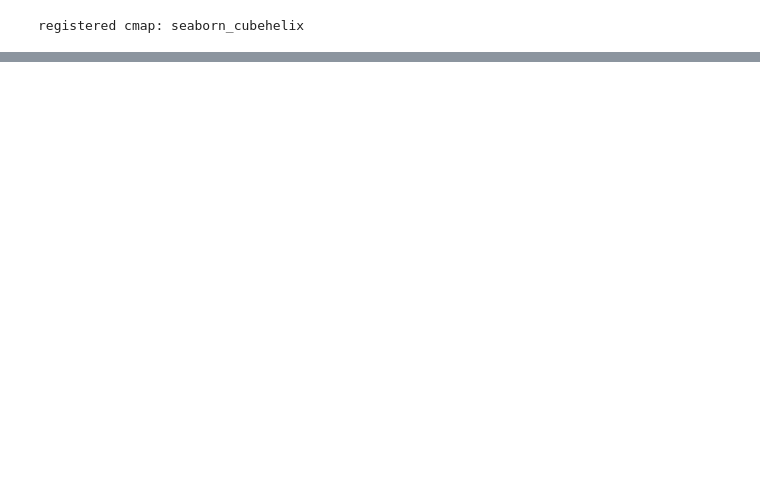
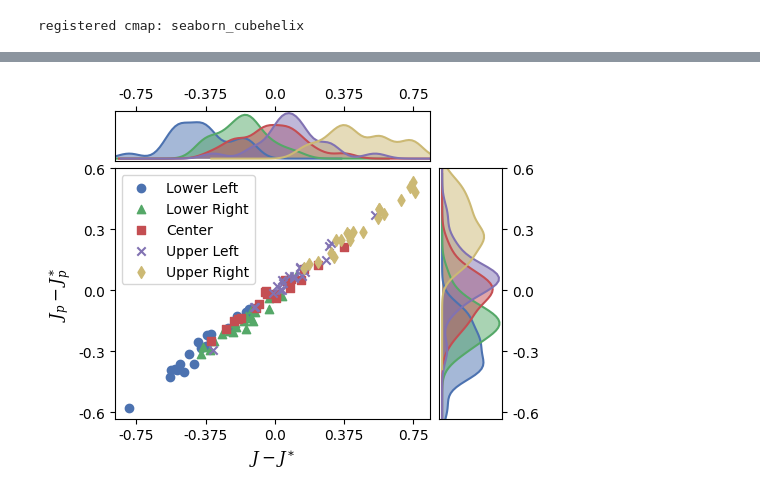
Before and after one commit to zhantaochen/inxs-steering, a Jupyter notebook: paper_preperation/real_exp_benchmark_results.ipynb, the cells around one changed output, grey strips where cells are left out. Saved outputs shown, nothing was run; the diff lists cells and outputs as text; code cells hidden in the pictures; blank space fills up the shorter version.

```diff
--- a/paper_preperation/real_exp_benchmark_results.ipynb
+++ b/paper_preperation/real_exp_benchmark_results.ipynb
@@ -323 +379,75 @@ fig.savefig(f'figures/exp_benchmark_summary_{method}.pdf', bbox_inches='tight')
+# %%
+import seaborn as sns
+import matplotlib.pyplot as plt
+from sklearn.neighbors import KernelDensity
+
+
+
+fig, axes = plt.subplots(2,2,figsize=(5,4),gridspec_kw={'width_ratios': [1, 0.2], 'height_ratios': [0.2, 1], 'hspace': 0.05, 'wspace': 0.05})
+ax = axes[1,0]
+ax1 = axes[0,0]
+ax2 = axes[1,1]
+
+axes[0,1].axis('off')
+
+legend_dict = {
+    'center': 'Center',
+    'lowerleft': 'Lower Left',
+    'lowerright': 'Lower Right',
+    'upperleft': 'Upper Left',
+    'upperright': 'Upper Right'
+}
+marker_dict = {
+    'center': 's',
+    'lowerleft': 'o',
+    'lowerright': '^',
+    'upperleft': 'x',
+    'upperright': 'd'
+}
+
+for _method_suffix in ['lowerleft', 'lowerright', 'center', 'upperleft', 'upperright']:
+
+    pred_error = results_shifted_init[_method_suffix]['mean_preds'] - results_shifted_init[_method_suffix]['true_values'][:,None,:]
+
+    # plt.scatter(pred_error[:,-1,0], pred_error[:,-1,1])
+    # Scatter plot in the middle
+    ax.scatter(pred_error[:,-1,0], pred_error[:,-1,1], label=legend_dict[_method_suffix], marker=marker_dict[_method_suffix])
+    ax.legend()
+    ax.set_xticks(np.linspace(-0.75, 0.75, 5))
+    ax.set_xticklabels(np.round(np.linspace(-0.75, 0.75, 5), decimals=3))
+    ax.set_yticks(np.linspace(-0.6, 0.6, 5))
+    ax.set_yticklabels(np.round(np.linspace(-0.6, 0.6, 5), decimals=3))
+    ax.set_xlabel(r'$J-J^{\ast}$')
+    ax.set_ylabel(r'$J_{p}-J_{p}^{\ast}$')
+
+    X_plot = np.linspace(pred_error[:,-1,0].min()-0.5, pred_error[:,-1,0].max()+0.5, 100)[:, np.newaxis]
+    kde = KernelDensity(kernel="gaussian", bandwidth=0.06).fit(pred_error[:,-1,0].reshape(-1,1))
+    log_dens = kde.score_samples(X_plot)
+    ax1.plot(X_plot[:, 0], np.exp(log_dens))
+    ax1.fill_between(X_plot[:,0], np.exp(log_dens), alpha=0.5)
+    ax1.xaxis.set_label_position("top")
+    ax1.xaxis.tick_top()
+    ax1.set_xticks(np.linspace(-0.75, 0.75, 5))
+    ax1.set_xticklabels(np.round(np.linspace(-0.75, 0.75, 5), decimals=3))
+    ax1.set_yticks([])
+
+    Y_plot = np.linspace(pred_error[:,-1,1].min()-0.5, pred_error[:,-1,1].max()+0.5, 100)[:, np.newaxis]
+    kde = KernelDensity(kernel="gaussian", bandwidth=0.06).fit(pred_error[:,-1,1].reshape(-1,1))
+    log_dens = kde.score_samples(Y_plot)
+    ax2.plot(np.exp(log_dens), Y_plot[:, 0])
+    ax2.fill_betweenx(Y_plot[:,0], np.exp(log_dens), alpha=0.5)
+    ax2.yaxis.set_label_position("right")
+    ax2.yaxis.tick_right()
+    ax2.set_yticks(np.linspace(-0.6, 0.6, 5))
+    ax2.set_yticklabels(np.round(np.linspace(-0.6, 0.6, 5), decimals=3))
+    ax2.set_xticks([])
+
+    # ax.set_aspect('equal')
+
+    ax1.set_xlim(ax.get_xlim())
+    ax2.set_ylim(ax.yaxis.get_view_interval())
+
+fig.savefig('figures/exp_benchmark_summary_shifted_init.pdf', bbox_inches='tight')
+# %% [output]
+[figure, added]
 # %%
```
Also changed, not shown: parts of 20 cells of this notebook, 10 other files.
